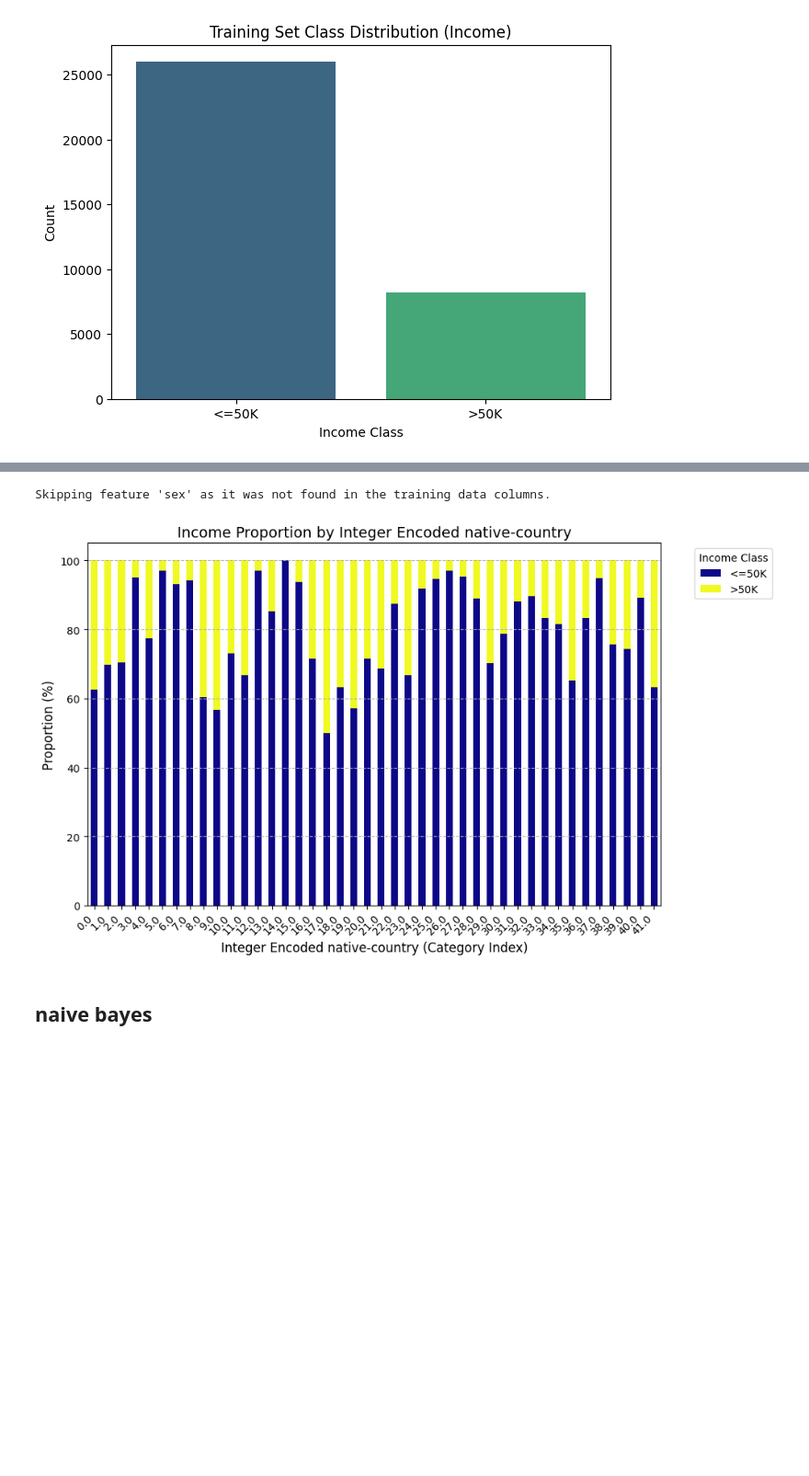
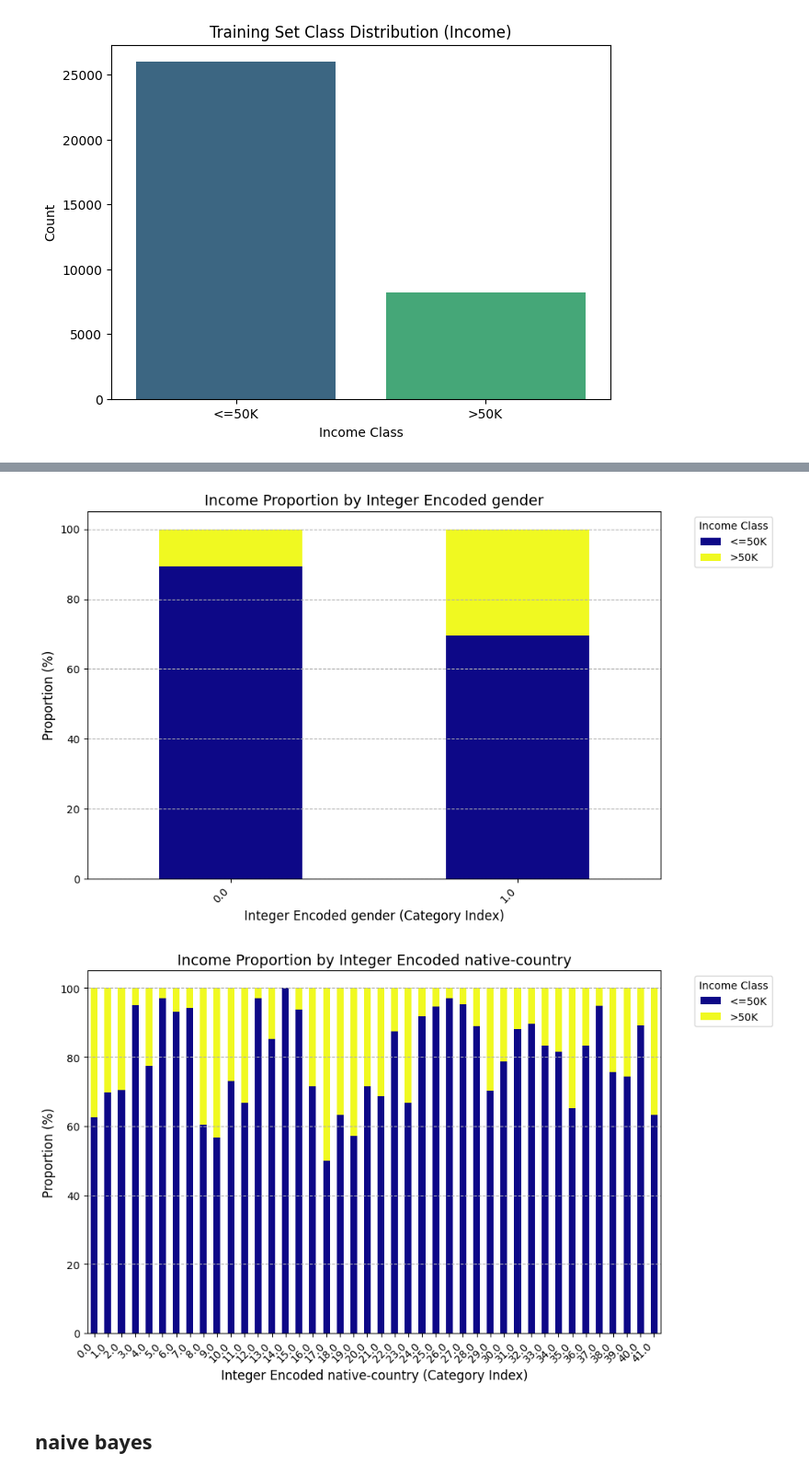
Before and after one commit to youssefmohamed0/ml_lab3, a Jupyter notebook: naive.ipynb, the cells around one changed output, grey strips where cells are left out. Shown: that part at 92% size. Cells and saved outputs as stored; diff of their text form; code cells hidden in the pictures; blank space fills up the shorter version.

```diff
--- a/naive.ipynb
+++ b/naive.ipynb
@@ -174,7 +170,7 @@ Text(0, 0.5, 'Count')
 # Define the features to loop through
 features_to_analyze = [
     'workclass', 'education', 'marital-status', 'occupation',
-    'relationship', 'race', 'sex', 'native-country'
+    'relationship', 'race', 'gender', 'native-country'
 ]
 
 # 1. Combine training features and target into a single DataFrame for analysis
@@ -198,35 +194,35 @@ for feature in features_to_analyze:
 
     # Use ct.plot to directly generate the stacked bar chart
     ct.plot(
         kind='bar',
         stacked=True,
         figsize=(10, 6),
         colormap='plasma',
         ax=plt.gca() # Plot onto the figure we just created
     )
 
     # Set plot titles and labels
     plt.title(f'Income Proportion by Integer Encoded {feature}', fontsize=14)
     plt.xlabel(f'Integer Encoded {feature} (Category Index)', fontsize=12)
     plt.ylabel('Proportion (%)', fontsize=12)
     plt.legend(title='Income Class', bbox_to_anchor=(1.05, 1), loc='upper left')
     plt.xticks(rotation=45, ha='right')
     plt.grid(axis='y', linestyle='--')
     plt.tight_layout()
 
     plt.show()
 
     # Close the figure to free up memory before the next loop iteration
     plt.close()
 # %% [output]
 [figure]
 [figure]
 [figure]
 [figure]
 [figure]
 [figure]
-Skipping feature 'sex' as it was not found in the training data columns.
-[figure, old version]
+[figure, new version]
+[figure, added]
 # %% [markdown]
 ## naive bayes
 # %% [markdown]
```
Also changed, not shown: parts of 13 cells of this notebook.
